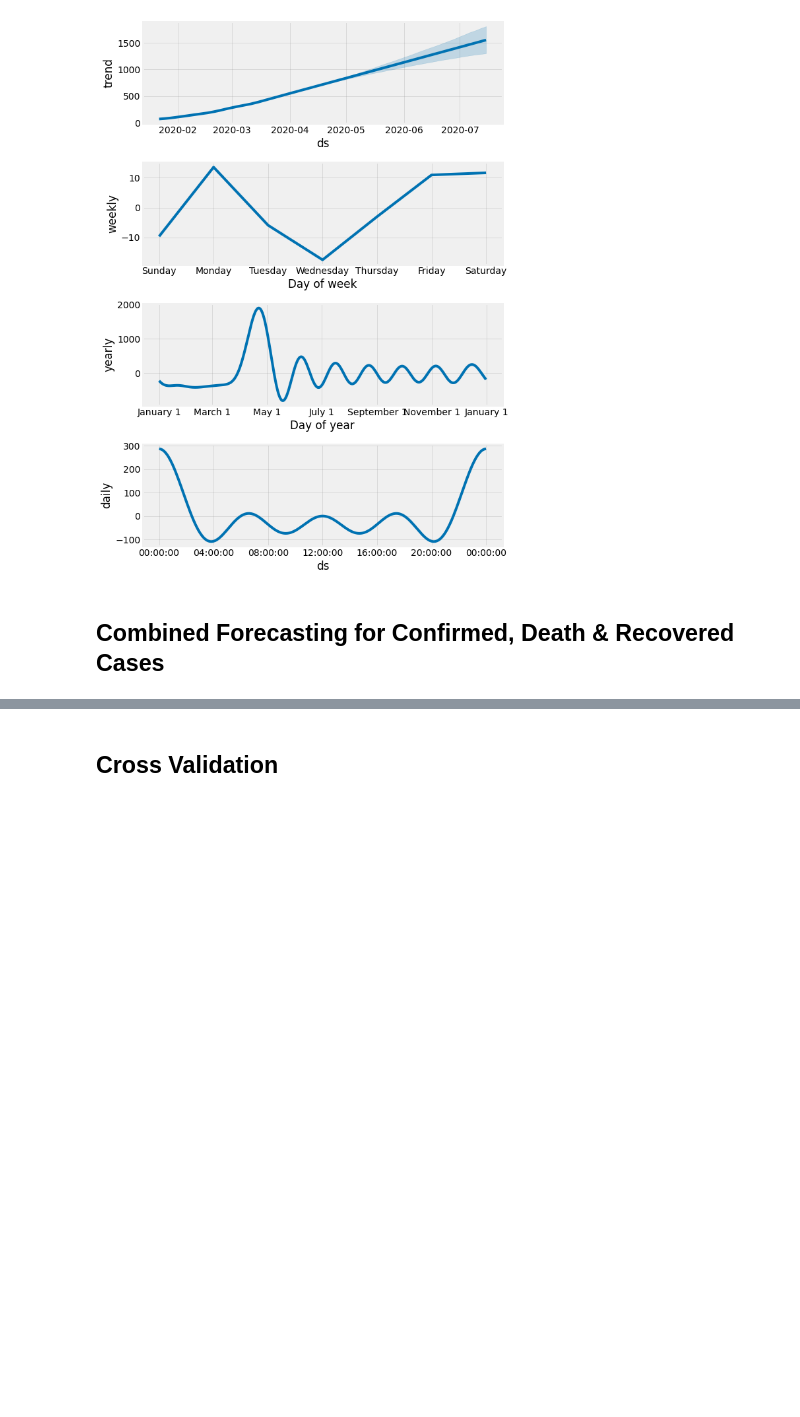
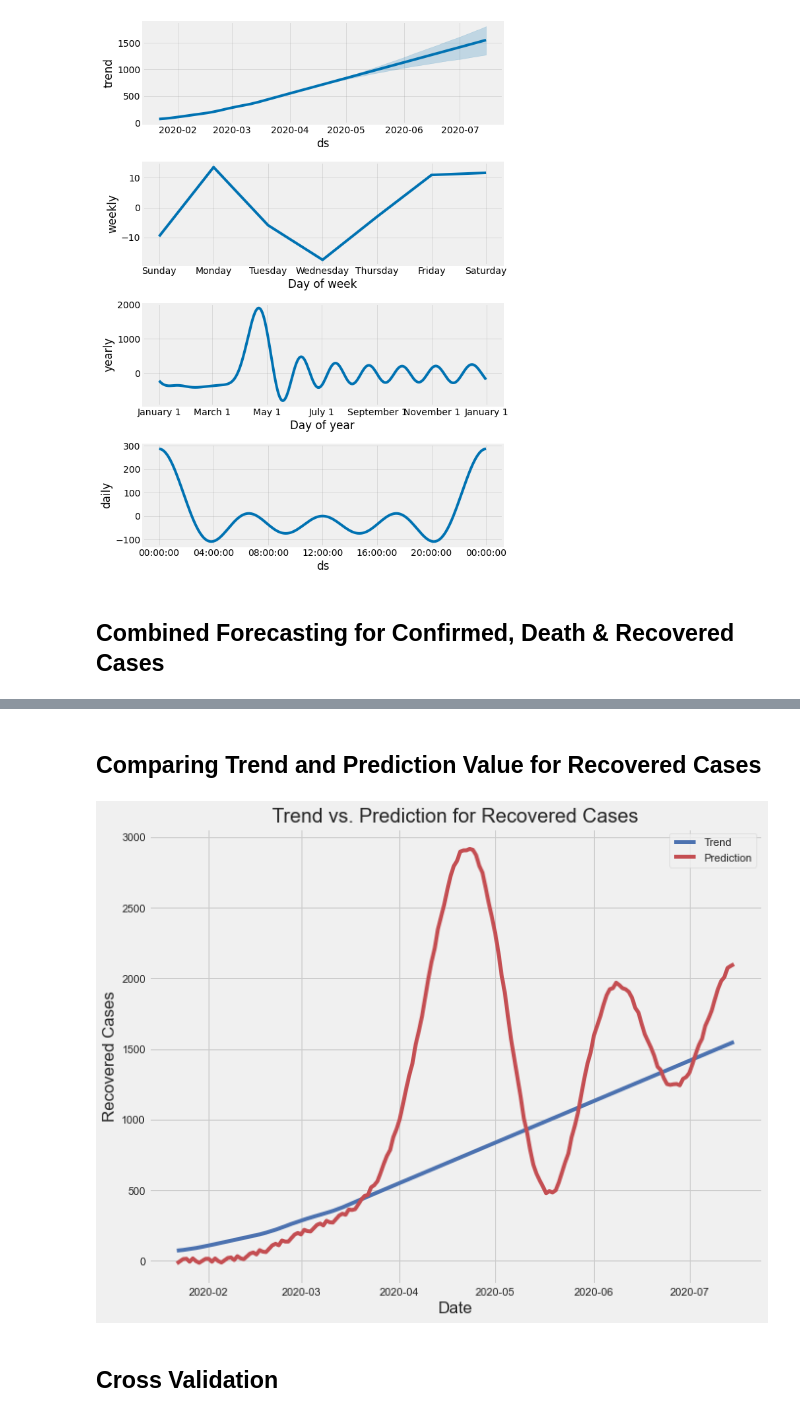
Before and after one commit to ankitaguhaoakland/Covid19, a Jupyter notebook: Time Series Forecasting.ipynb, the cells around one changed output, grey strips where cells are left out. Drawn from its saved outputs; the diff is of its cells as text; code cells hidden in the pictures; blank space fills up the shorter version.

```diff
--- a/Time Series Forecasting.ipynb
+++ b/Time Series Forecasting.ipynb
@@ -219,3 +280,13 @@ merge_recoveredcases_forecast.columns = recoveredcases_names
+# %% [markdown]
+## Comparing Trend and Prediction Value for Recovered Cases
+# %%
+plt.figure(figsize=(10, 8))
+plt.plot(recoveredcases_forecast['Date'], recoveredcases_forecast['recoveredcases_trend'], 'b-', label = 'Trend')
+plt.plot(recoveredcases_forecast['Date'], recoveredcases_forecast['recoveredcases_yhat'], 'r-', label = 'Prediction')
+plt.legend(); plt.xlabel('Date'); plt.ylabel('Recovered Cases');
+plt.title('Trend vs. Prediction for Recovered Cases');
+# %% [output]
+[figure, added]
 # %% [markdown]
 ## Cross Validation
 # %% [markdown]
```
Also changed, not shown: parts of 13 cells of this notebook.
